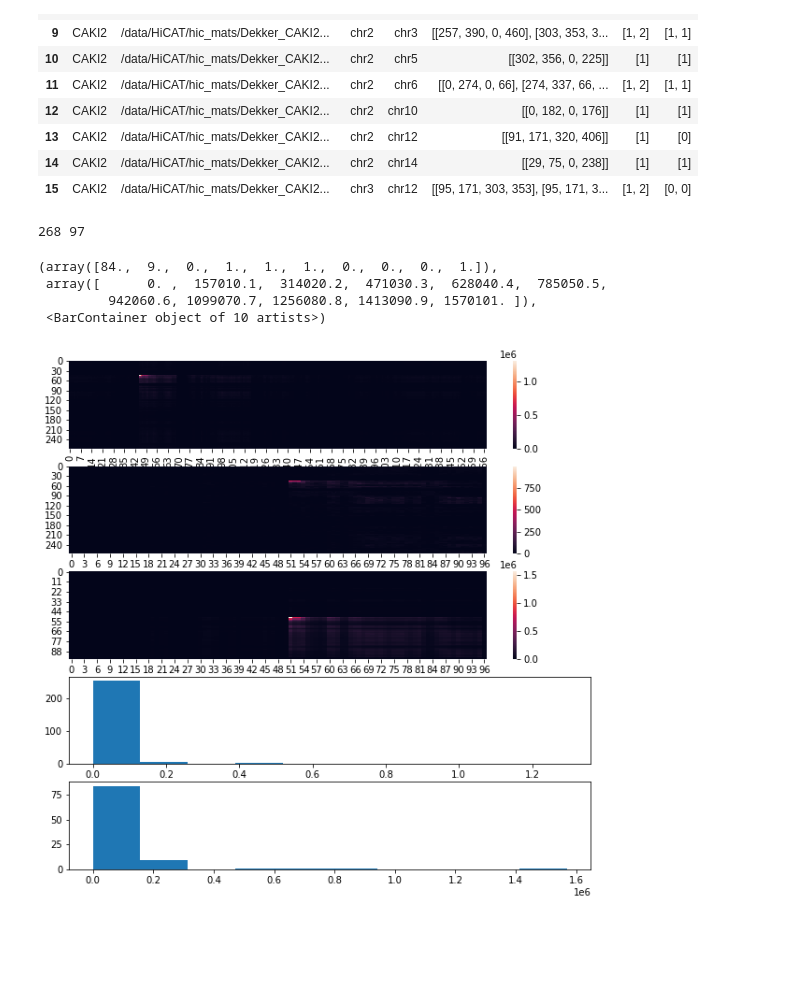
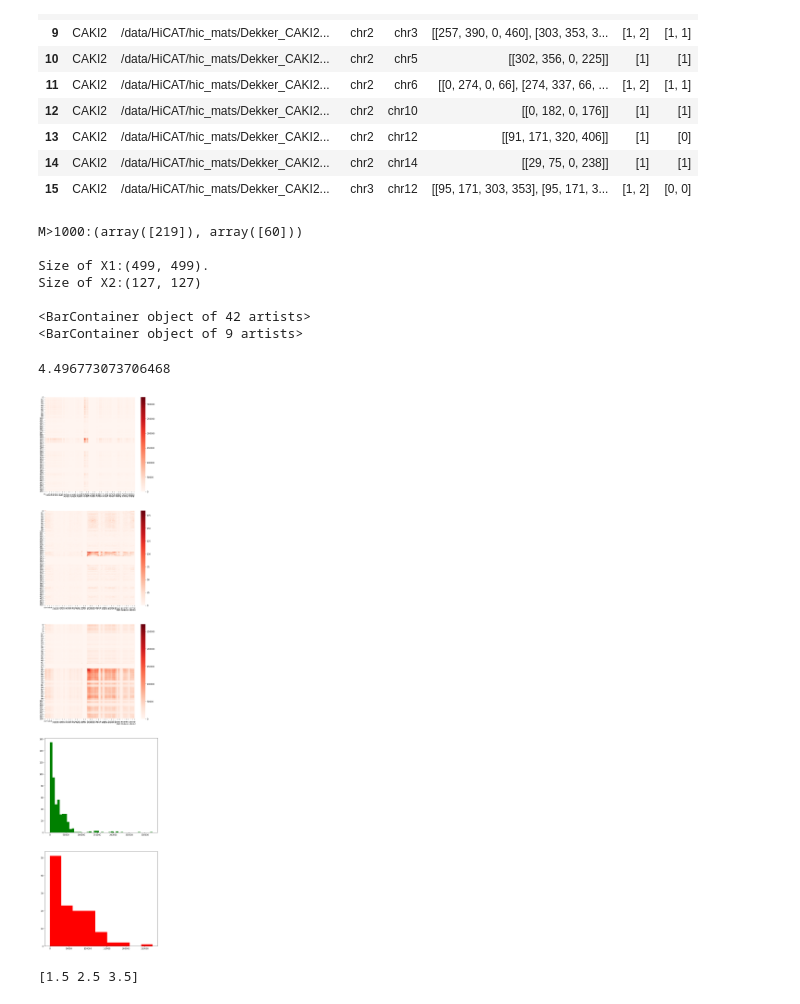
Before and after one commit to dtzxyangq/HiC_translocation_test, a Jupyter notebook: Code/note/HiC_bipartite_graph.ipynb, the cells around one changed output. Saved outputs shown, nothing was run; the diff lists cells and outputs as text; code cells hidden in the pictures; blank space fills up the shorter version.

Commit message:
renew graphics

```diff
--- a/Code/note/HiC_bipartite_graph.ipynb
+++ b/Code/note/HiC_bipartite_graph.ipynb
@@ -121,37 +126,62 @@ full_table[0:16]
 | 14 | CAKI2 | /data/HiCAT/hic_mats/Dekker_CAKI2... | chr2 | chr14 | [[29, 75, 0, 238]] | [1] | [1] |
 | 15 | CAKI2 | /data/HiCAT/hic_mats/Dekker_CAKI2... | chr3 | chr12 | [[95, 171, 303, 353], [95, 171, 3... | [1, 2] | [0, 0] |
 # %%
-i=11
-j=20
+i=0
+j=19
 
 M = chr_interaction_pick(PANC1_data,pos,diff,i,j)
 M = chr_interaction_pick(K562_data,pos,diff,i,j)
-print(diff[i],diff[j])
-# M[M>1000] = 1000
+# print(diff[i],diff[j])
+# M[M>2000] = 2000
 # degree_L = np.sum(M,axis=1)
 # # print('\n degree:',degree_L,'\n degree = 0: ',np.where(degree_L ==0)[0])
 # M = np.delete(M,np.where(degree_L ==0)[0],axis = 0)
 # degree_L = np.sum(M,axis=0)
 # # print('\n degree:',degree_L,'\n degree = 0: ',np.where(degree_L ==0)[0])
 # M = np.delete(M,np.where(degree_L ==0)[0],axis = 1)
 # print(M.shape)
+print("M>1000:{0}\n".format(np.where(M==np.amax(M))))
+M[np.where(M==np.amax(M))] = 0
+M[np.where(M==np.amax(M))] = 0
+M[np.where(M==np.amax(M))] = 0
 
-f,axs = plt.subplots(5,1,figsize=(10,10))
-sns.heatmap(np.dot(M,M.T),ax = axs[0])
-#plt.subplots(122)
-sns.heatmap(M,ax = axs[1])
-sns.heatmap(np.dot(M.T,M),ax = axs[2])
+f,axs = plt.subplots(5,1,figsize=(10,50))
 X1 = np.dot(M,M.T)
 X2 = np.dot(M.T,M)
-axs[3].hist(np.amax(X1,1))
-axs[4].hist(np.amax(X2,1))
+i = 0
+print("Size of X1:{0}.\nSize of X2:{1}\n".format(X1.shape,X2.shape))
+sns.heatmap(X1,ax = axs[i],cmap="Reds")
+i = i+1
+sns.heatmap(M,ax = axs[i],cmap="Reds")
+i = i + 1
+sns.heatmap(X2,ax = axs[i],cmap="Reds")
+i = i + 1
+
+n1,bins1,patches1 = axs[i].hist(np.amax(X1,1),bins = 'auto',facecolor='g')
+i = i + 1
+n2,bins2,patches2 = axs[i].hist(np.amax(X2,1),bins = 'auto',facecolor='r')
+i = i + 1
+print(patches1)
+print(patches2)
+
+H1,bin_edges1 = np.histogram(np.amax(X1,1),bins='auto',density = True)
+H2,bin_edges2 = np.histogram(np.amax(X2,1),bins='auto',density = True)
+np.dot(H1,bin_edges1[0:-1])+np.dot(H2,bin_edges2[0:-1])
 # %% [output]
-268 97
+M>1000:(array([219]), array([60]))
+
+Size of X1:(499, 499).
+Size of X2:(127, 127)
+
+<BarContainer object of 42 artists>
+<BarContainer object of 9 artists>
-(array([84.,  9.,  0.,  1.,  1.,  1.,  0.,  0.,  0.,  1.]),
- array([      0. ,  157010.1,  314020.2,  471030.3,  628040.4,  785050.5,
-         942060.6, 1099070.7, 1256080.8, 1413090.9, 1570101. ]),
- <BarContainer object of 10 artists>)
+4.496773073706468
-[figure, old version]
+[figure, new version]
+# %%
+x = np.array([1,2,3,4])
+print((x[0:-1]+x[1:])/2)
+# %% [output]
+[1.5 2.5 3.5]
 # %%
 import seaborn as sns
 import numpy as np
```
Also changed, not shown: parts of 1 cell of this notebook.
